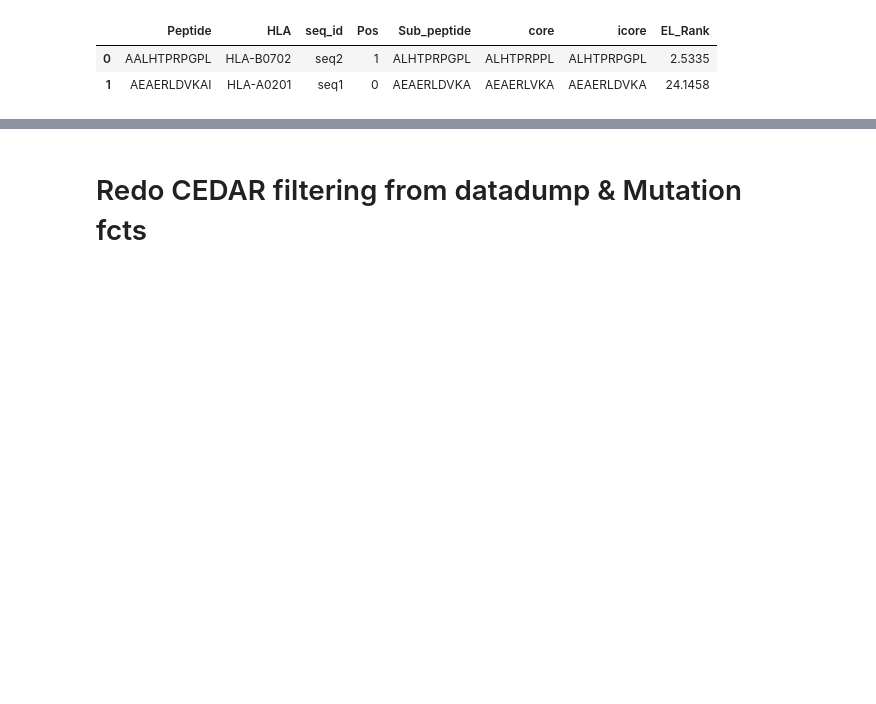
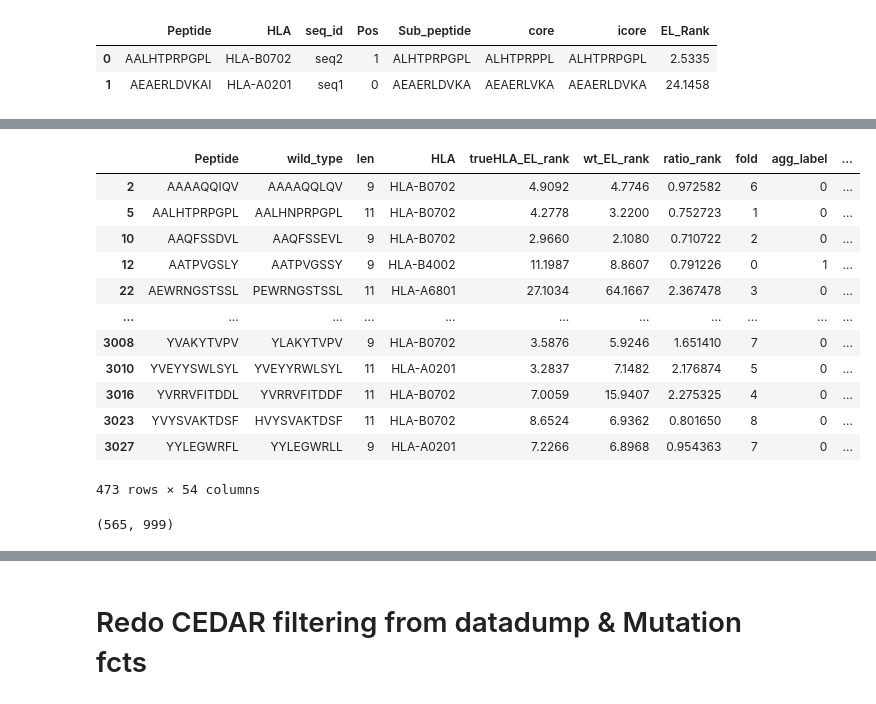
Before and after one commit to richieYT-wan/cedar, a Jupyter notebook: notebook/2210xx_Oct_newdump.ipynb, the cells around one changed output, grey strips where cells are left out. Drawn from its saved outputs; the diff is of its cells as text; code cells hidden in the pictures; blank space fills up the shorter version.

```diff
--- a/notebook/2210xx_Oct_newdump.ipynb
+++ b/notebook/2210xx_Oct_newdump.ipynb
@@ -238,9 +238,11 @@ here
 | 1 | AEAERLDVKAI | HLA-A0201 | seq1 | 0 | AEAERLDVKA | AEAERLVKA | AEAERLDVKA | 24.1458 |
 # %%
 mutant_xls = read_netmhcpan_results('../../netmhcpan/score_shift/output/cedar_related_mut.fa.xls')
+wt_xls = read_netmhcpan_results('../../netmhcpan/score_shift/output/cedar_related_wt.fa.xls')
 mutant_xls.columns = pd.MultiIndex.from_tuples([(x.replace(':','').replace('HLA-',''), y) for x,y in mutant_xls.columns])
-new_cedar_related = cedar_related_fold.merge(cedar_related_fold.apply(parse_netmhcpan_shift, netmhc_xls = mutant_xls,
-                                                  axis = 1, result_type='expand'),
-                         left_index=True, right_index=True)
+wt_xls.columns = pd.MultiIndex.from_tuples([(x.replace(':','').replace('HLA-',''), y) for x,y in wt_xls.columns])
 
-wt_xls = read_netmhcpan_results('../../netmhcpan/score_shift/output/cedar_related_wt.fa.xls')
+new_cedar_mut = cedar_related_fold.merge(cedar_related_fold.apply(parse_netmhcpan_shift, netmhc_xls = mutant_xls,
+                                                  axis = 1, result_type='expand'), left_index=True, right_index=True)
+new_cedar_wt = cedar_related_fold.merge(cedar_related_fold.apply(parse_netmhcpan_shift, netmhc_xls = wt_xls,
+                                                                 axis=1, result_type='expand'), left_index=True, right_index=True)
@@ -262,3 +275,25 @@ new_cedar_related.loc[[6]]
+# %%
+mrg = new_cedar_mut.merge(new_cedar_wt[['core_y', 'icore_y', 'EL_Rank']], left_index=True, right_index=True,
+                         suffixes=['_mut', '_wt'])
+mrg.query('EL_Rank_mut > 2 and EL_Rank_wt > 2')
+# %% [output]
+|  | Peptide | wild_type | len | HLA | trueHLA_EL_rank | wt_EL_rank | ratio_rank | fold | agg_label | ... |
+| 2 | AAAAQQIQV | AAAAQQLQV | 9 | HLA-B0702 | 4.9092 | 4.7746 | 0.972582 | 6 | 0 | ... |
+| 5 | AALHTPRPGPL | AALHNPRPGPL | 11 | HLA-B0702 | 4.2778 | 3.2200 | 0.752723 | 1 | 0 | ... |
+| 10 | AAQFSSDVL | AAQFSSEVL | 9 | HLA-B0702 | 2.9660 | 2.1080 | 0.710722 | 2 | 0 | ... |
+| 12 | AATPVGSLY | AATPVGSSY | 9 | HLA-B4002 | 11.1987 | 8.8607 | 0.791226 | 0 | 1 | ... |
+| 22 | AEWRNGSTSSL | PEWRNGSTSSL | 11 | HLA-A6801 | 27.1034 | 64.1667 | 2.367478 | 3 | 0 | ... |
+| ... | ... | ... | ... | ... | ... | ... | ... | ... | ... | ... |
+| 3008 | YVAKYTVPV | YLAKYTVPV | 9 | HLA-B0702 | 3.5876 | 5.9246 | 1.651410 | 7 | 0 | ... |
+| 3010 | YVEYYSWLSYL | YVEYYRWLSYL | 11 | HLA-A0201 | 3.2837 | 7.1482 | 2.176874 | 5 | 0 | ... |
+| 3016 | YVRRVFITDDL | YVRRVFITDDF | 11 | HLA-B0702 | 7.0059 | 15.9407 | 2.275325 | 4 | 0 | ... |
+| 3023 | YVYSVAKTDSF | HVYSVAKTDSF | 11 | HLA-B0702 | 8.6524 | 6.9362 | 0.801650 | 8 | 0 | ... |
+| 3027 | YYLEGWRFL | YYLEGWRLL | 9 | HLA-A0201 | 7.2266 | 6.8968 | 0.954363 | 7 | 0 | ... |
+473 rows × 54 columns
+# %%
+len(new_cedar_related.query('EL_Rank>2')), len(new_cedar_wt.query('EL_Rank>2'))
+# %% [output]
+(565, 999)
 # %%
 new_cedar_related.query('Pos!=0')[['Peptide', 'wild_type', 'trueHLA_EL_rank', 'wt_EL_rank', 'EL_Rank',
                                    'len', 'core_x', 'wt_core', 'Sub_peptide', 'core_y', 'icore_y']]
```
Also changed, not shown: parts of 5 cells of this notebook, 2 other files.
